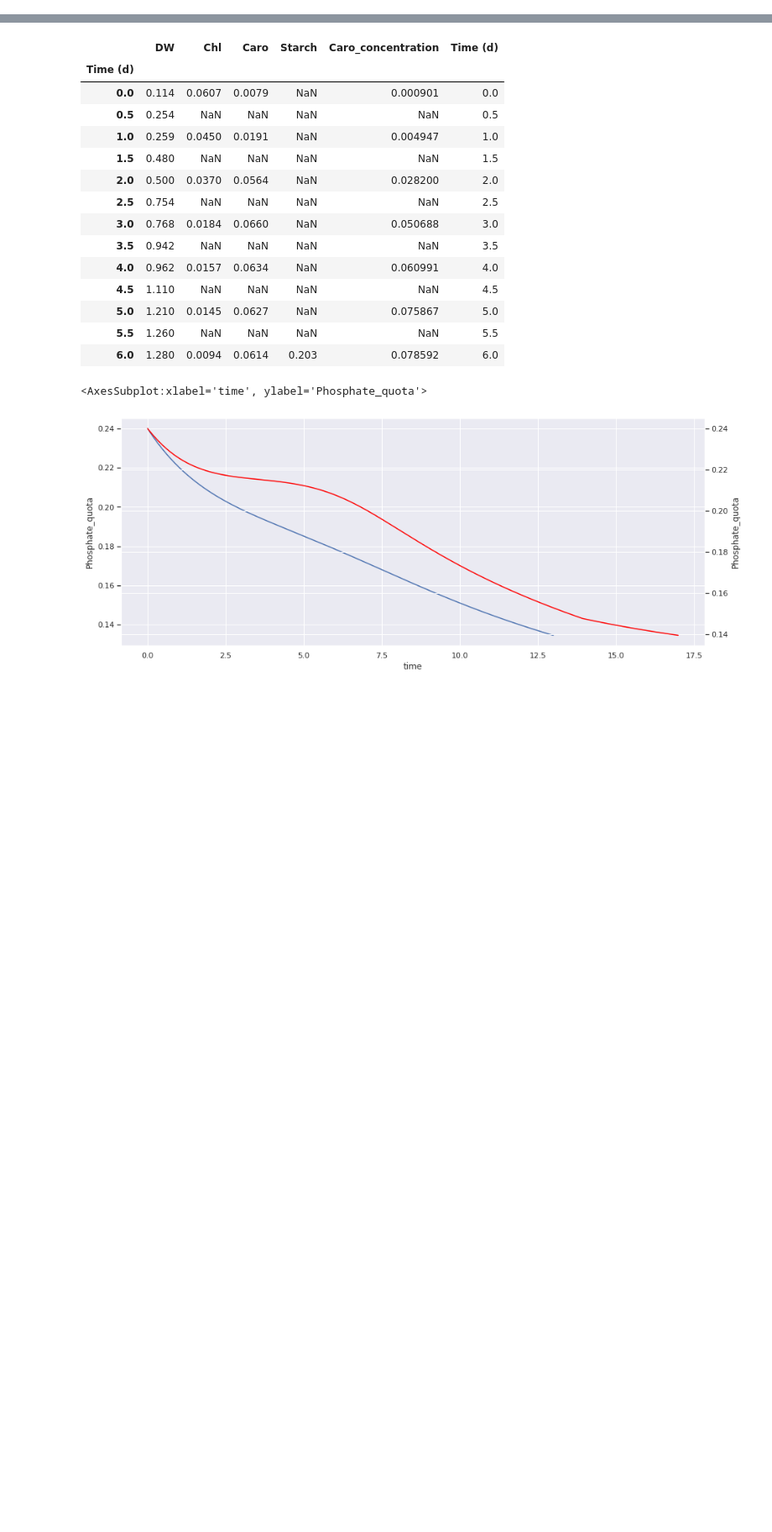
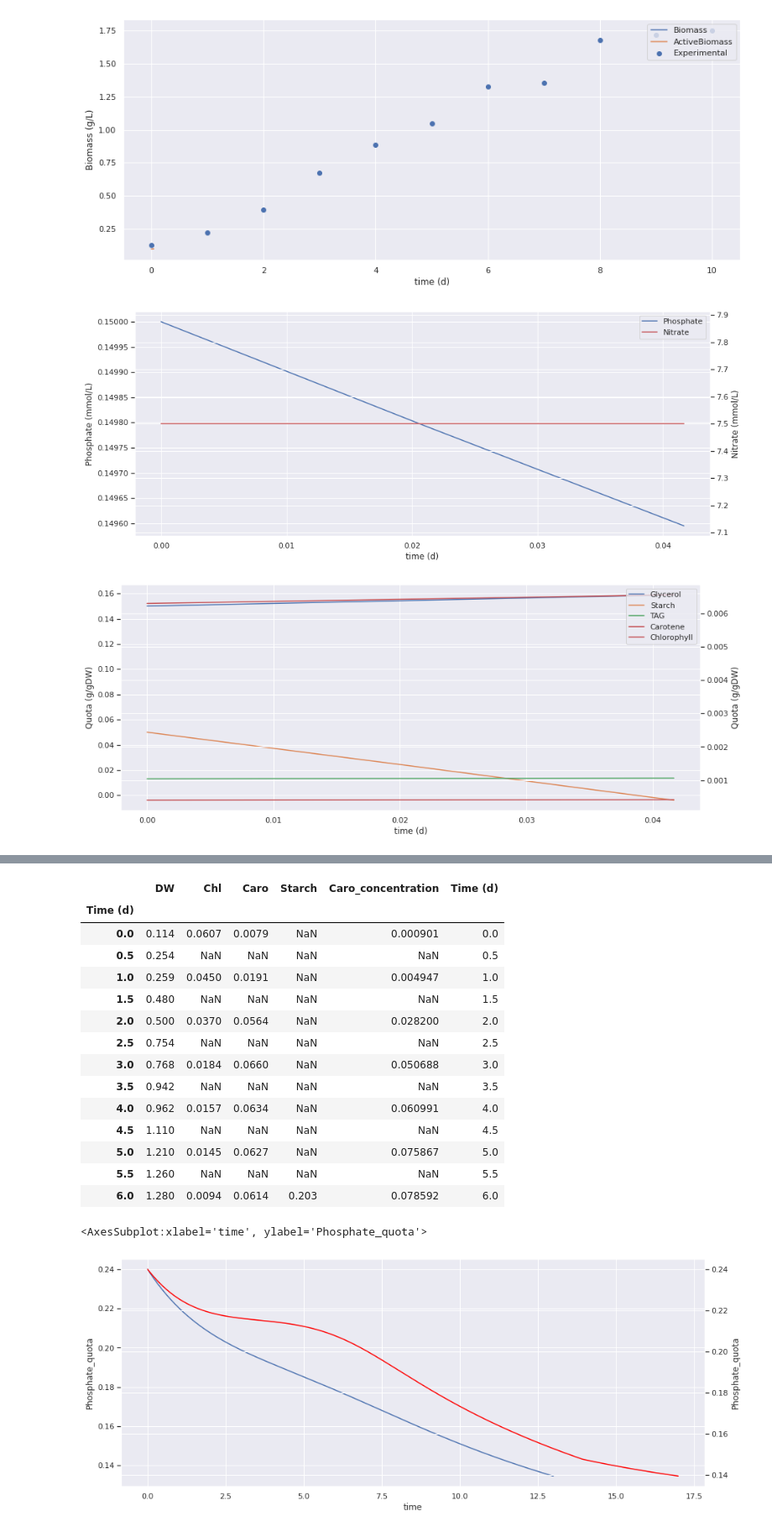
Before and after one commit to ecunha1996/GSMMutils, a Jupyter notebook: examples/test_dynamicfba.ipynb, the cells around one changed output, grey strips where cells are left out. Shown at 84% size. Saved outputs shown, nothing was run; the diff lists cells and outputs as text; code cells hidden in the pictures; blank space fills up the shorter version.

```diff
--- a/examples/test_dynamicfba.ipynb
+++ b/examples/test_dynamicfba.ipynb
@@ -45,3 +45,13 @@ Reactions: 3515
 Metabolites: 3660
 Genes: 1690
 Model loaded
+# %%
+import sys
+sys.path.insert(0, "/opt/src")
+from GSMMutils.dynamic.run_dfba import *
+initial_parameters = json.load(open(f"{DATA_PATH}/dfba/inputs/initial_parameters.json", "r"))
+concentrations, trajectories = create_dfba_model("3", initial_parameters, True)
+# %% [output]
+[figure, added]
+[figure, added]
+[figure, added]
```
Also changed, not shown: parts of 15 cells of this notebook, 20 other files.
